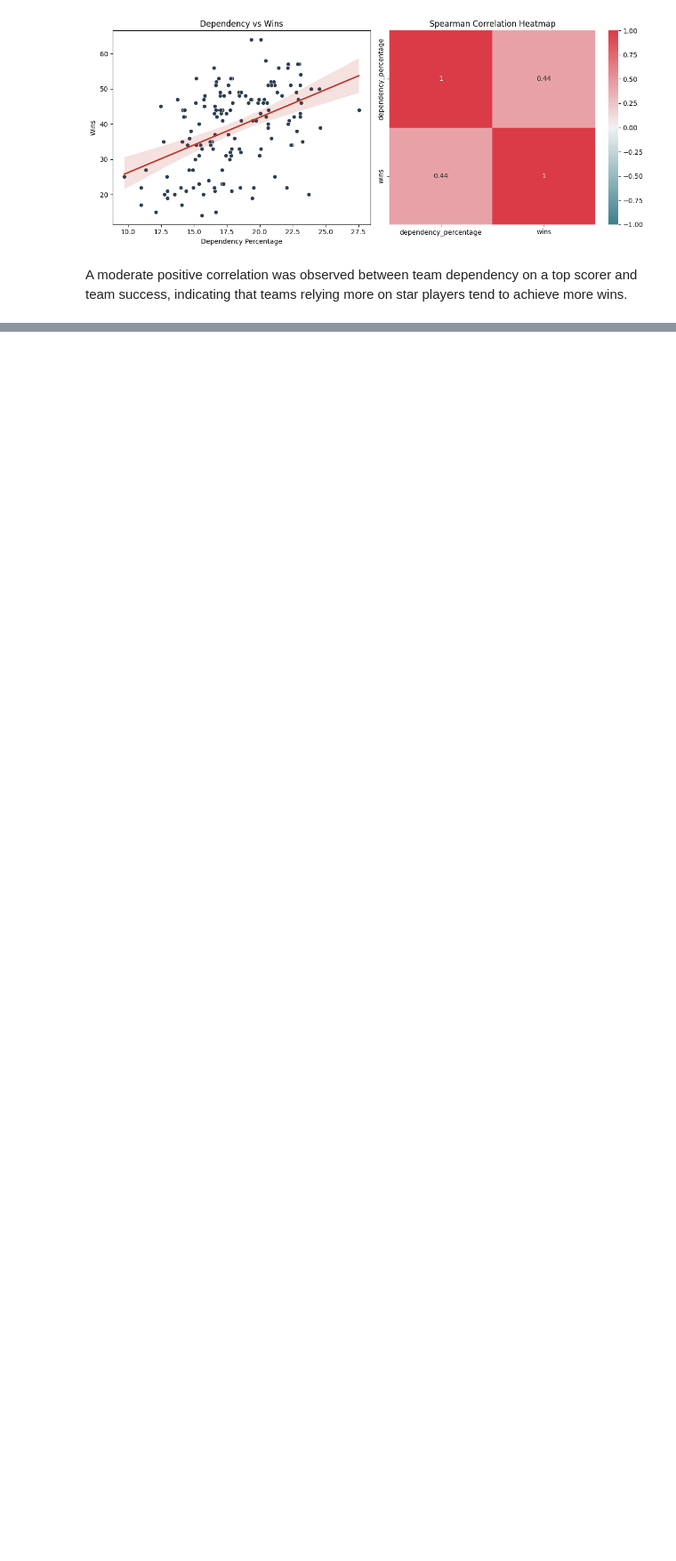
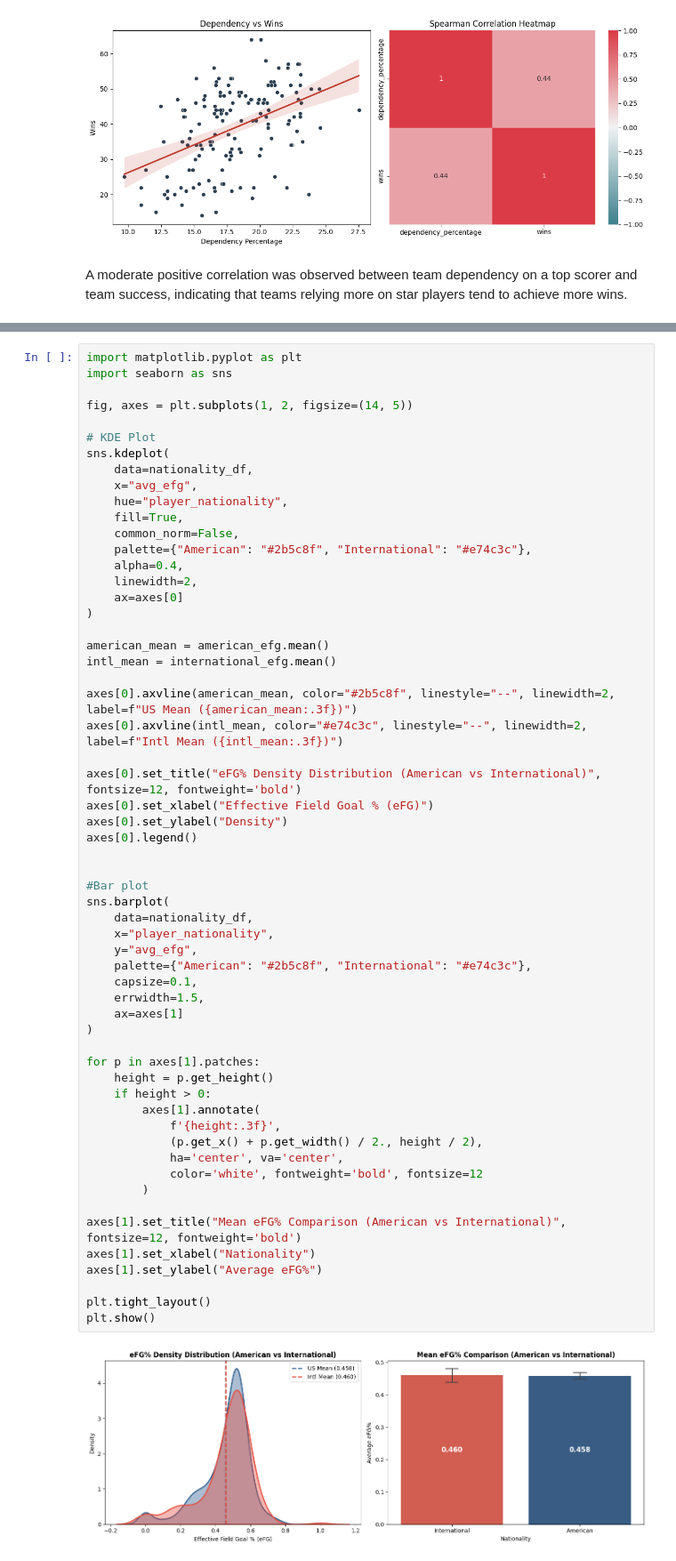
Before and after one commit to SadeghMahmoudAbadi/Basketball-Data-Analysis, a Jupyter notebook: analysis.ipynb, the cells around one changed output, grey strips where cells are left out. Shown at 89% size. Drawn from its saved outputs; the diff is of its cells as text; blank space fills up the shorter version.

```diff
--- a/analysis.ipynb
+++ b/analysis.ipynb
@@ -806,0 +886,60 @@ A moderate positive correlation was observed between team dependency on a top sc
+# %%
+import matplotlib.pyplot as plt
+import seaborn as sns
+
+fig, axes = plt.subplots(1, 2, figsize=(14, 5))
+
+# KDE Plot
+sns.kdeplot(
+    data=nationality_df,
+    x="avg_efg",
+    hue="player_nationality",
+    fill=True,
+    common_norm=False,
+    palette={"American": "#2b5c8f", "International": "#e74c3c"},
+    alpha=0.4,
+    linewidth=2,
+    ax=axes[0]
+)
+
+american_mean = american_efg.mean()
+intl_mean = international_efg.mean()
+
+axes[0].axvline(american_mean, color="#2b5c8f", linestyle="--", linewidth=2, label=f"US Mean ({american_mean:.3f})")
+axes[0].axvline(intl_mean, color="#e74c3c", linestyle="--", linewidth=2, label=f"Intl Mean ({intl_mean:.3f})")
+
+axes[0].set_title("eFG% Density Distribution (American vs International)", fontsize=12, fontweight='bold')
+axes[0].set_xlabel("Effective Field Goal % (eFG)")
+axes[0].set_ylabel("Density")
+axes[0].legend()
+
+
+#Bar plot
+sns.barplot(
+    data=nationality_df,
+    x="player_nationality",
+    y="avg_efg",
+    palette={"American": "#2b5c8f", "International": "#e74c3c"},
+    capsize=0.1,
+    errwidth=1.5,
+    ax=axes[1]
+)
+
+for p in axes[1].patches:
+    height = p.get_height()
+    if height > 0:
+        axes[1].annotate(
+            f'{height:.3f}',
+            (p.get_x() + p.get_width() / 2., height / 2),
+            ha='center', va='center',
+            color='white', fontweight='bold', fontsize=12
+        )
+
+axes[1].set_title("Mean eFG% Comparison (American vs International)", fontsize=12, fontweight='bold')
+axes[1].set_xlabel("Nationality")
+axes[1].set_ylabel("Average eFG%")
+
+plt.tight_layout()
+plt.show()
+# %% [output]
+[figure, added]
```
Also changed, not shown: parts of 7 cells of this notebook, 1 other file.
